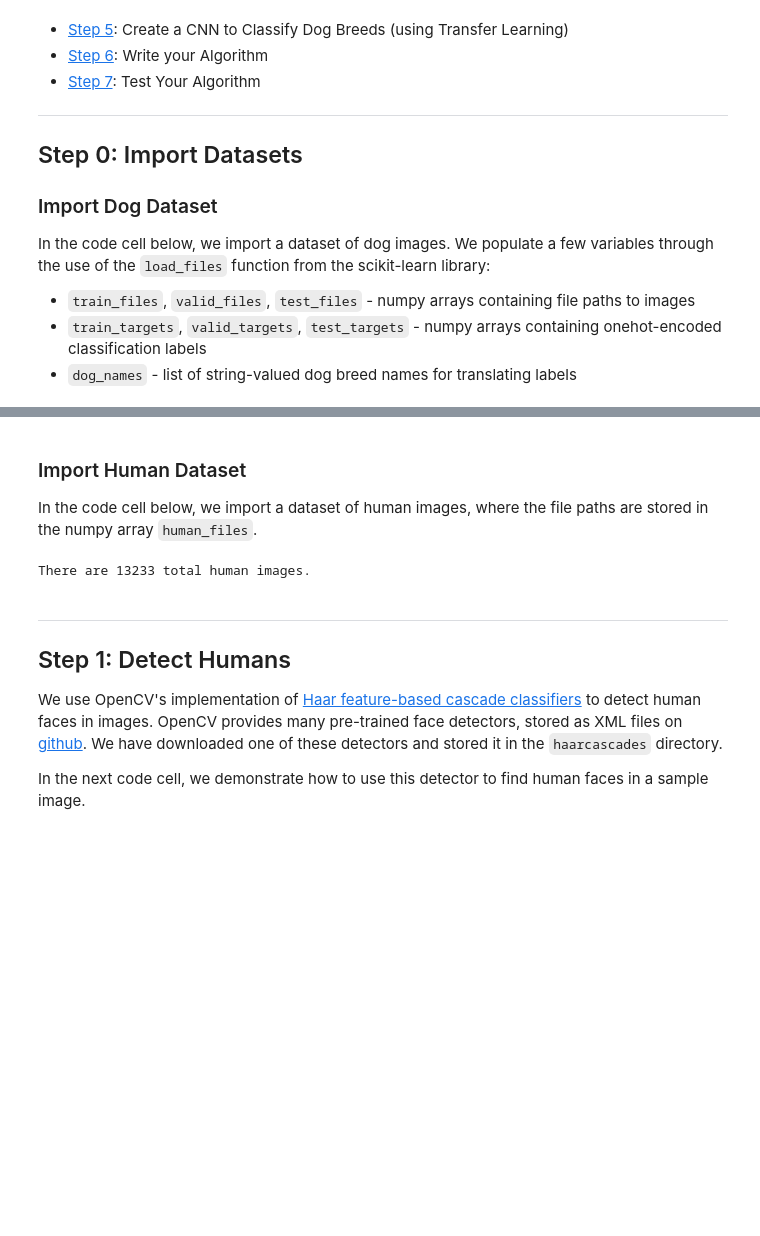
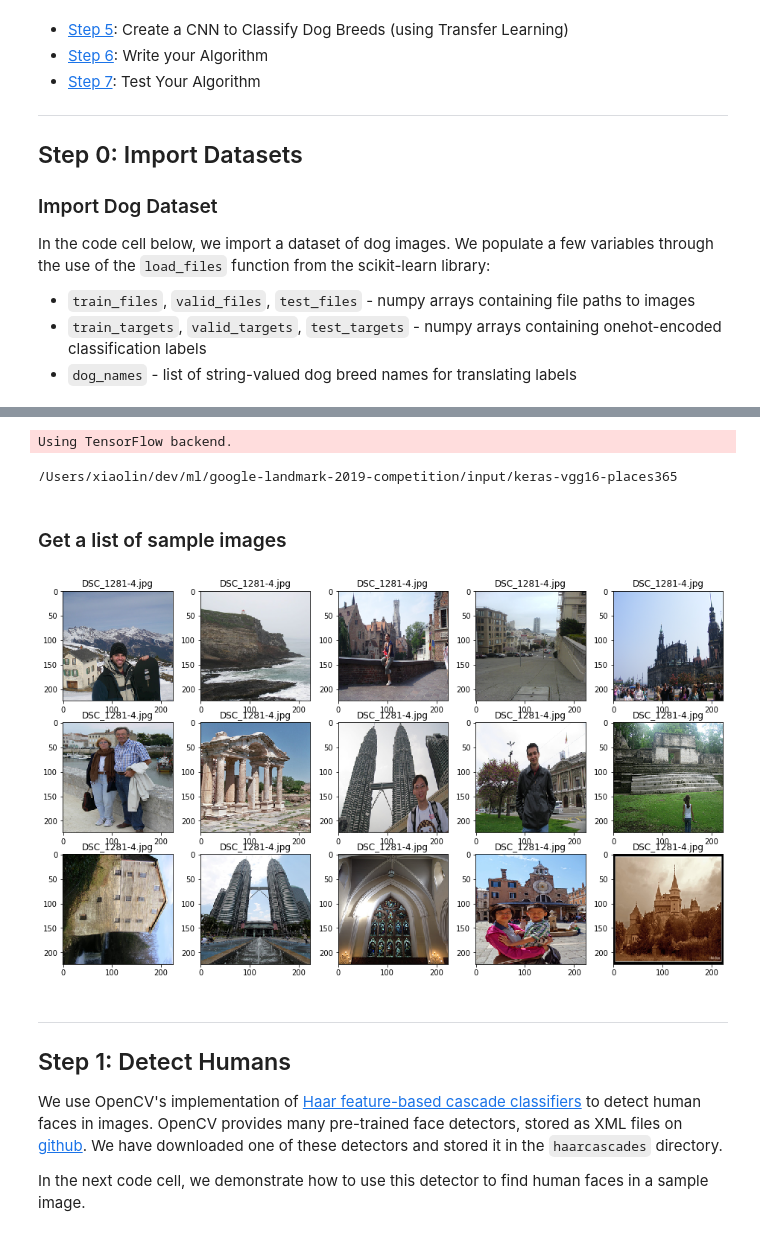
Before and after one commit to samuel890/google-landmark-2019-competition, a Jupyter notebook: landmark.ipynb, the cells around one changed output, grey strips where cells are left out. Cells and saved outputs as stored; diff of their text form; code cells hidden in the pictures; blank space fills up the shorter version.

Commit message:
add landmark detection

```diff
--- a/landmark.ipynb
+++ b/landmark.ipynb
@@ -91,19 +48,45 @@ from glob import glob
-# %% [markdown]
-### Import Human Dataset
-
-In the code cell below, we import a dataset of human images, where the file paths are stored in the numpy array `human_files`.
-# %%
-import random
-random.seed(8675309)
-
-# load filenames in shuffled human dataset
-human_files = np.array(glob("/data/lfw/*/*"))
-random.shuffle(human_files)
-
-# print statistics about the dataset
-print('There are %d total human images.' % len(human_files))
-# %% [output]
-There are 13233 total human images.
+# %%
+import os
+import numpy as np
+import pandas as pd
+from PIL import Image
+from cv2 import resize
+import matplotlib.pyplot as plt
+
+# VGG 16 Places 365 scripts in custom dataset
+project_dir = os.path.abspath('')
+
+kera_vgg16_place365_dir = os.path.join(project_dir, 'input/keras-vgg16-places365/')
+
+os.chdir(kera_vgg16_place365_dir)
+
+from vgg16_places_365 import VGG16_Places365
+# %% [output]
+Using TensorFlow backend.
+/Users/xiaolin/dev/ml/google-landmark-2019-competition/input/keras-vgg16-places365
+# %% [markdown]
+### Get a list of sample images
+# %%
+
+# Get List of Images
+image_samples = '../google-landmark-2019-samples/'
+all_images = os.listdir(image_samples + "")
+
+
+# Resize all images
+all_images_resized = []
+for filename in all_images:
+    im = np.array(Image.open(image_samples + filename).resize((224, 224), Image.LANCZOS))
+    all_images_resized.append(im)
+# %%
+# Plot image examples
+fig = plt.figure(figsize = (16, 32))
+for index, im in zip(range(1, len(all_images_resized)+1), all_images_resized):
+    fig.add_subplot(10, 5, index)
+    plt.title(filename)
+    plt.imshow(im)
+# %% [output]
+[figure, added]
 # %% [markdown]
 ---
 <a id='step1'></a>
```
Also changed, not shown: parts of 11 cells of this notebook, 19 other files.
